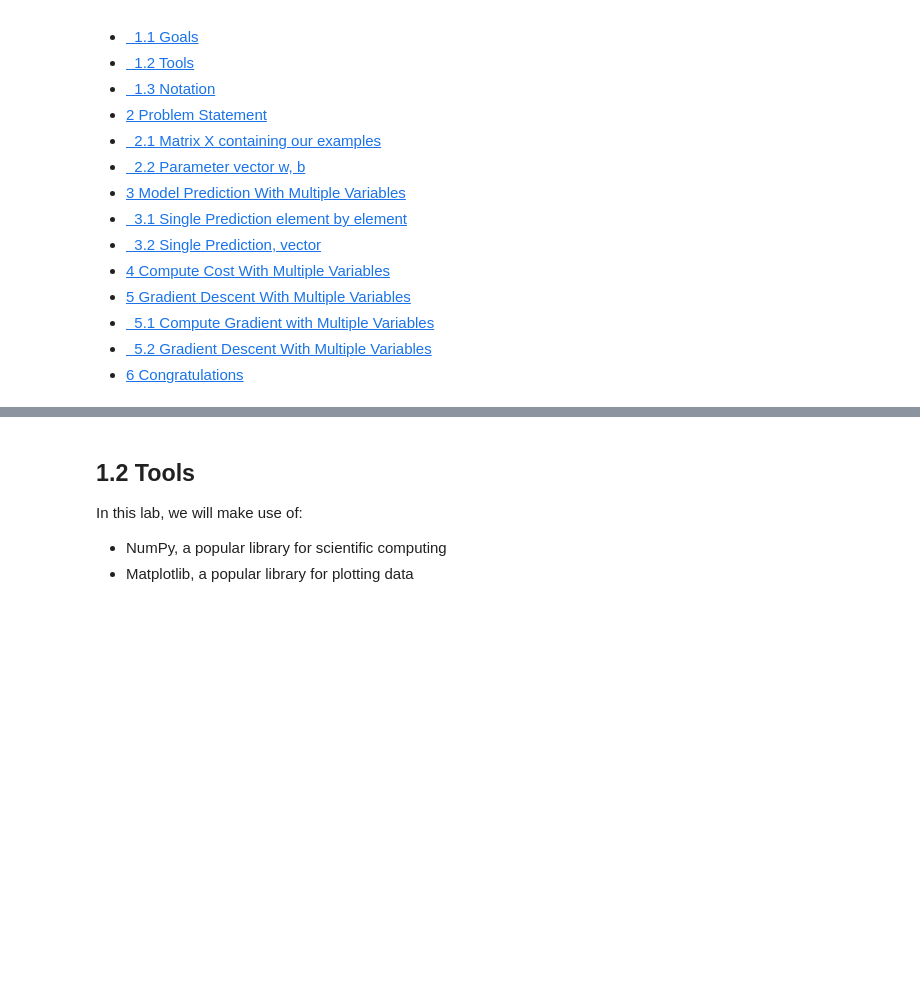
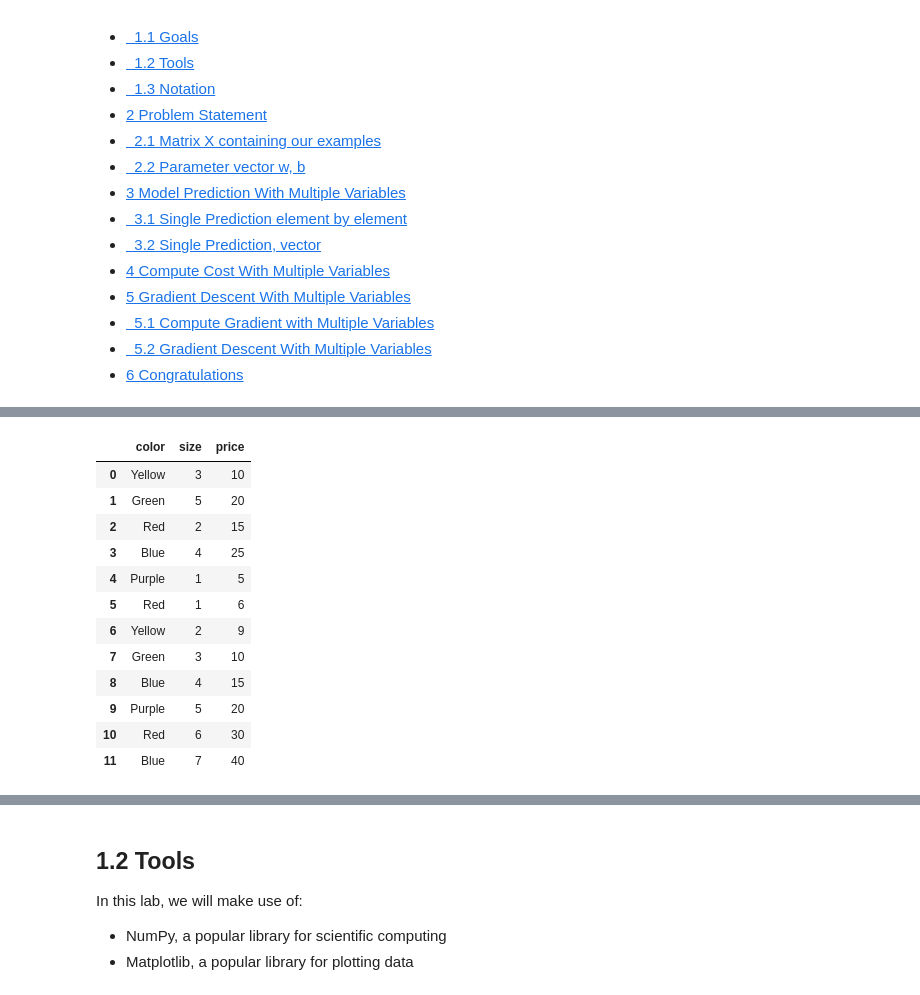
Before and after one commit to stevechengnyc/ML-AndrewNg, a Jupyter notebook: C1-Supervised ML_Regression and Classification/Week 2/C1_W2_Lab02_Multiple_Variable_Soln.ipynb, the cells around one changed output, grey strips where cells are left out. Saved outputs shown, nothing was run; the diff lists cells and outputs as text; code cells hidden in the pictures; blank space fills up the shorter version.

```diff
--- a/C1-Supervised ML_Regression and Classification/Week 2/C1_W2_Lab02_Multiple_Variable_Soln.ipynb
+++ b/C1-Supervised ML_Regression and Classification/Week 2/C1_W2_Lab02_Multiple_Variable_Soln.ipynb
@@ -26,0 +180,16 @@ In this lab, you will extend the data structures and previously developed routin
+# %%
+df
+# %% [output]
+|  | color | size | price |
+| 0 | Yellow | 3 | 10 |
+| 1 | Green | 5 | 20 |
+| 2 | Red | 2 | 15 |
+| 3 | Blue | 4 | 25 |
+| 4 | Purple | 1 | 5 |
+| 5 | Red | 1 | 6 |
+| 6 | Yellow | 2 | 9 |
+| 7 | Green | 3 | 10 |
+| 8 | Blue | 4 | 15 |
+| 9 | Purple | 5 | 20 |
+| 10 | Red | 6 | 30 |
+| 11 | Blue | 7 | 40 |
```
Also changed, not shown: parts of 63 cells of this notebook.
